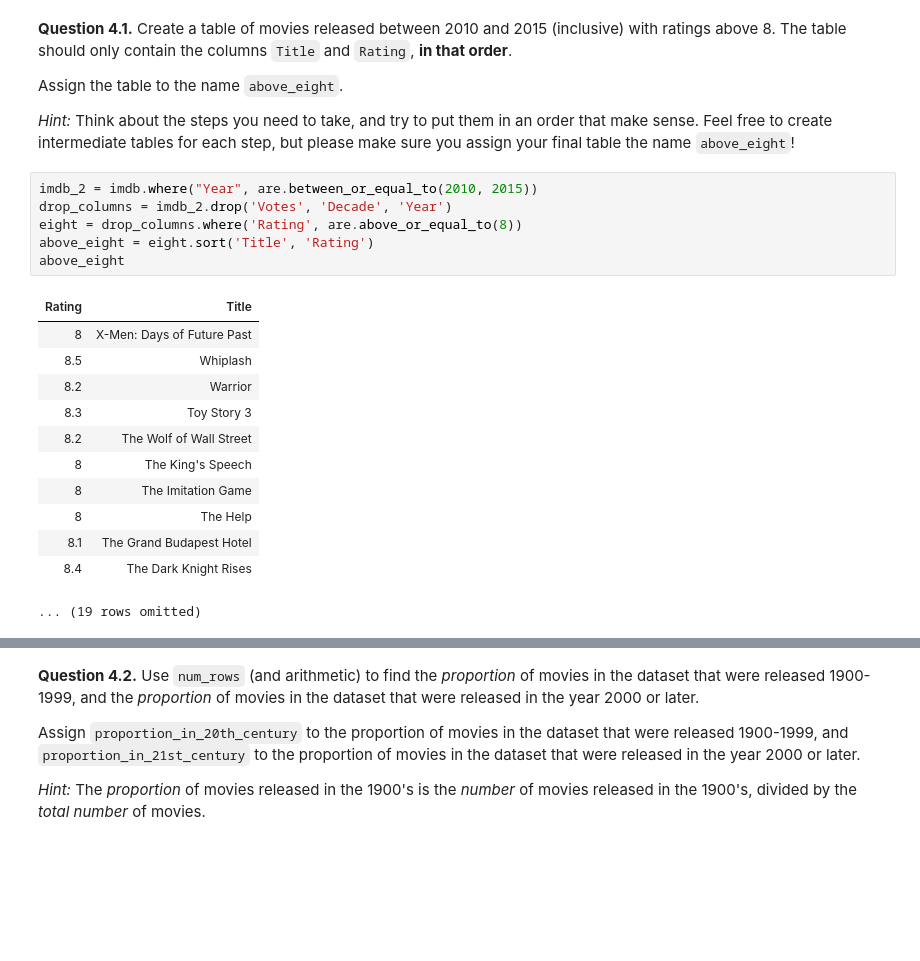
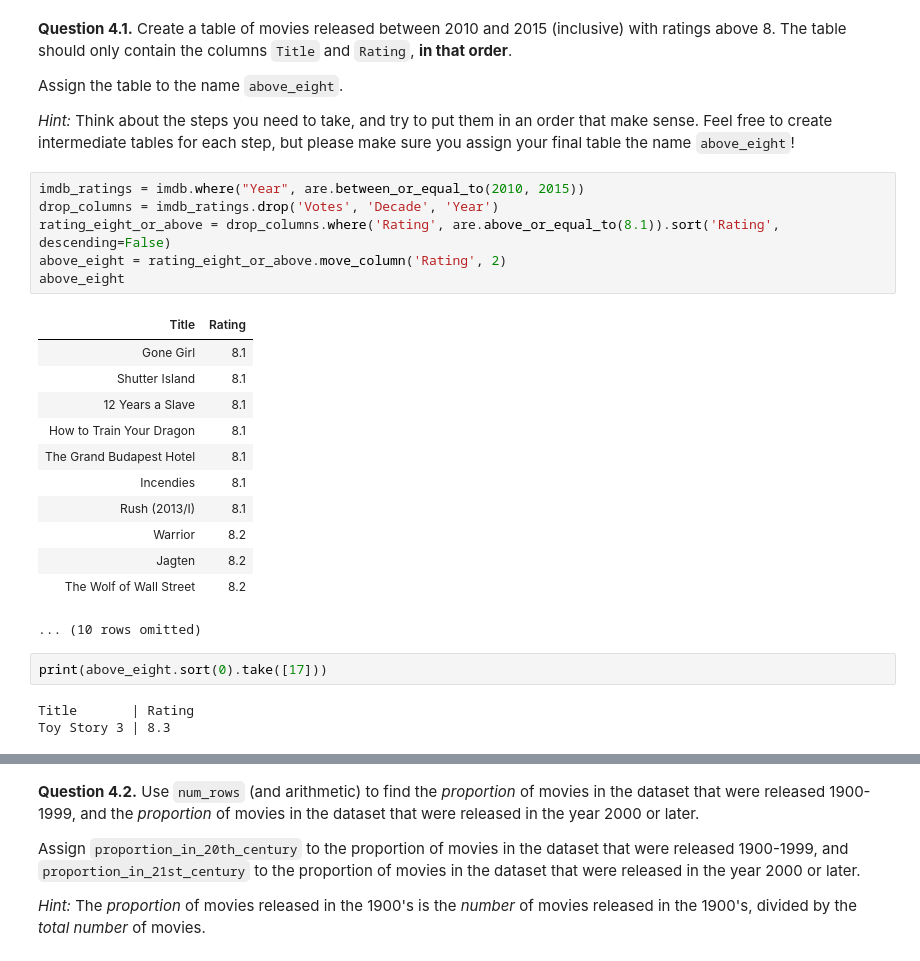
Before and after one commit to elliebeiser/introdata1350, a Jupyter notebook: lab02/lab02.ipynb, the cells around one changed output, grey strips where cells are left out. Drawn from its saved outputs; the diff is of its cells as text; blank space fills up the shorter version.

```diff
--- a/lab02/lab02.ipynb
+++ b/lab02/lab02.ipynb
@@ -497,24 +497,29 @@ Assign the table to the name `above_eight`.
 
 *Hint:* Think about the steps you need to take, and try to put them in an order that make sense. Feel free to create intermediate tables for each step, but please make sure you assign your final table the name `above_eight`!
 # %%
-imdb_2 = imdb.where("Year", are.between_or_equal_to(2010, 2015))
-drop_columns = imdb_2.drop('Votes', 'Decade', 'Year')
-eight = drop_columns.where('Rating', are.above_or_equal_to(8))
-above_eight = eight.sort('Title', 'Rating')
+imdb_ratings = imdb.where("Year", are.between_or_equal_to(2010, 2015))
+drop_columns = imdb_ratings.drop('Votes', 'Decade', 'Year')
+rating_eight_or_above = drop_columns.where('Rating', are.above_or_equal_to(8.1)).sort('Rating', descending=False)
+above_eight = rating_eight_or_above.move_column('Rating', 2)
 above_eight
 # %% [output]
-| Rating | Title |
-| 8 | X-Men: Days of Future Past |
-| 8.5 | Whiplash |
-| 8.2 | Warrior |
-| 8.3 | Toy Story 3 |
-| 8.2 | The Wolf of Wall Street |
-| 8 | The King's Speech |
-| 8 | The Imitation Game |
-| 8 | The Help |
-| 8.1 | The Grand Budapest Hotel |
-| 8.4 | The Dark Knight Rises |
+| Title | Rating |
+| Gone Girl | 8.1 |
+| Shutter Island | 8.1 |
+| 12 Years a Slave | 8.1 |
+| How to Train Your Dragon | 8.1 |
+| The Grand Budapest Hotel | 8.1 |
+| Incendies | 8.1 |
+| Rush (2013/I) | 8.1 |
+| Warrior | 8.2 |
+| Jagten | 8.2 |
+| The Wolf of Wall Street | 8.2 |
-... (19 rows omitted)
+... (10 rows omitted)
+# %%
+print(above_eight.sort(0).take([17]))
+# %% [output]
+Title       | Rating
+Toy Story 3 | 8.3
 # %%
 grader.check("q41")
 # %% [output]
```
Also changed, not shown: parts of 4 cells of this notebook, 2 other files.
